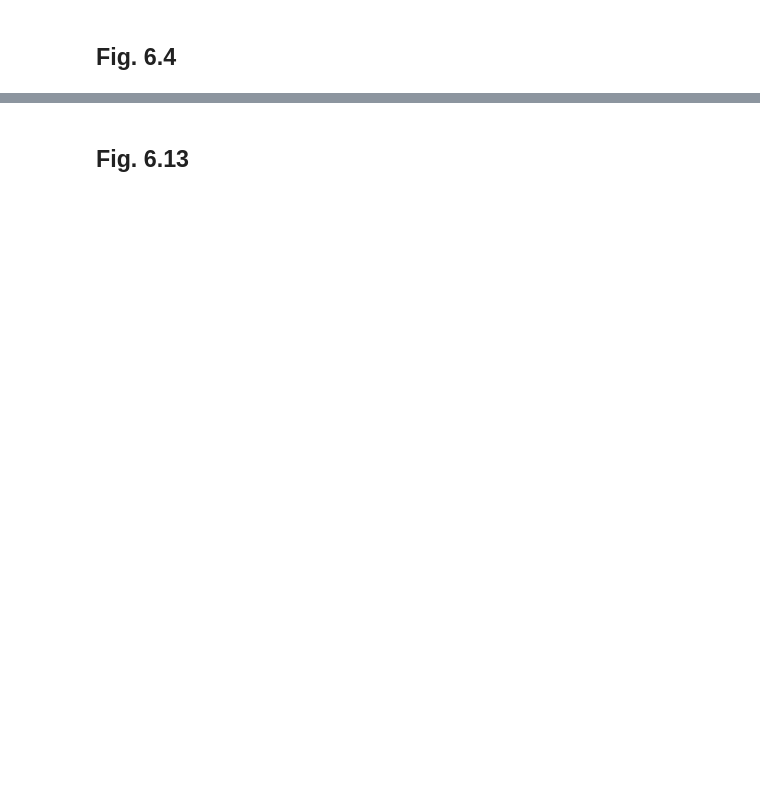
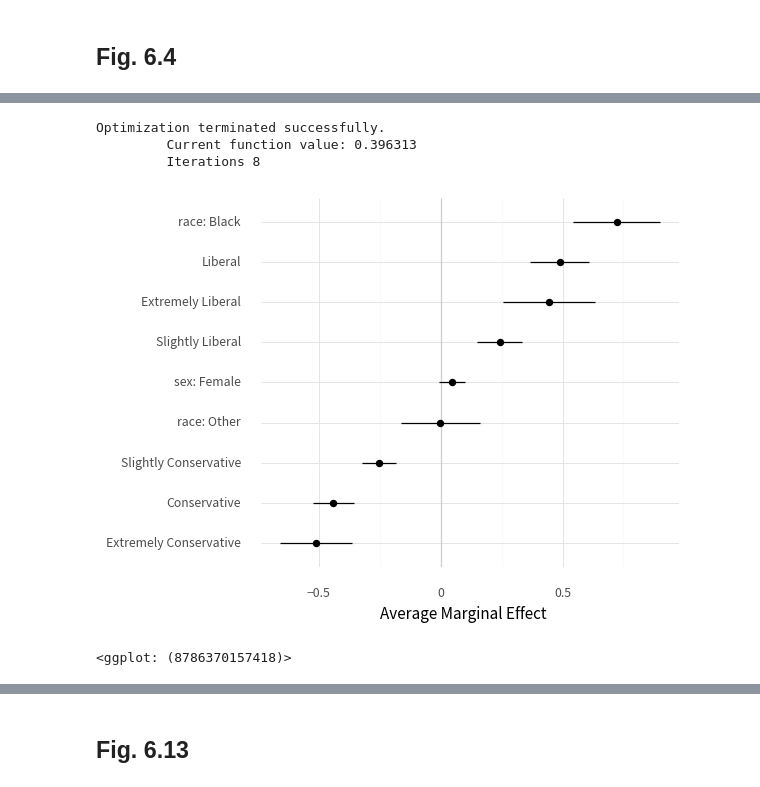
Before and after one commit to Gedevan-Aleksizde/pysocviz, a Jupyter notebook: notebooks/ch.6.ipynb, the cells around one changed output, grey strips where cells are left out. Cells and saved outputs as stored; diff of their text form; code cells hidden in the pictures; blank space fills up the shorter version.

```diff
--- a/notebooks/ch.6.ipynb
+++ b/notebooks/ch.6.ipynb
@@ -245,0 +287,40 @@ p + geom_pointrange(
+# %%
+def brackets_replace(series, sep=': '):
+    """
+    clip only brackets from categorical term names
+    For example:
+    tidy_ols(ols_result).assign(term=lambda d: prefix_strip(d['term'])
+
+    :param seris: pandas.Series
+    :return: pandas.Series
+    """
+    return series.str.replace(r"^(.+?)\[T\.(.+?)\]$", f"\\1{sep}\\2", regex=True)
+# %%
+# glm doesn't have get_megeff method...
+model_bo = logit(
+    'obama ~ C(polviews, Treatment(reference="Moderate")) + sex * race',
+    data=gss_sm
+)
+out_bo = model_bo.fit()
+
+bo_gg = pd.DataFrame(out_bo.get_margeff(at='mean').summary().tables[1].data)[1:]
+bo_gg.columns = ['factor', 'AME', 'std_err', 'z', 'p', 'lower', 'upper']
+for c in bo_gg.columns:
+    if c != 'factor':
+        bo_gg[c] = bo_gg[c].astype(float)
+bo_gg = bo_gg.loc[lambda d: d['factor'].str.split(':').apply(len) == 1].assign(
+    factor=lambda d: brackets_replace(d['factor'])
+).assign(
+    factor=lambda d: d['factor'].str.replace('^C\(.+?\)\):\s', '', regex=True)
+)
+
+
+p = ggplot(bo_gg, aes(x='reorder(factor, AME)', y='AME', ymin='lower', ymax='upper'))
+p + geom_hline(yintercept=0, color=colors["gray80"]) + geom_pointrange(
+)  + coord_flip() + labs(x=None, y="Average Marginal Effect")
+# %% [output]
+Optimization terminated successfully.
+         Current function value: 0.396313
+         Iterations 8
+[figure, added]
+<ggplot: (8786370157418)>
```
Also changed, not shown: parts of 36 cells of this notebook, 3 other files.
